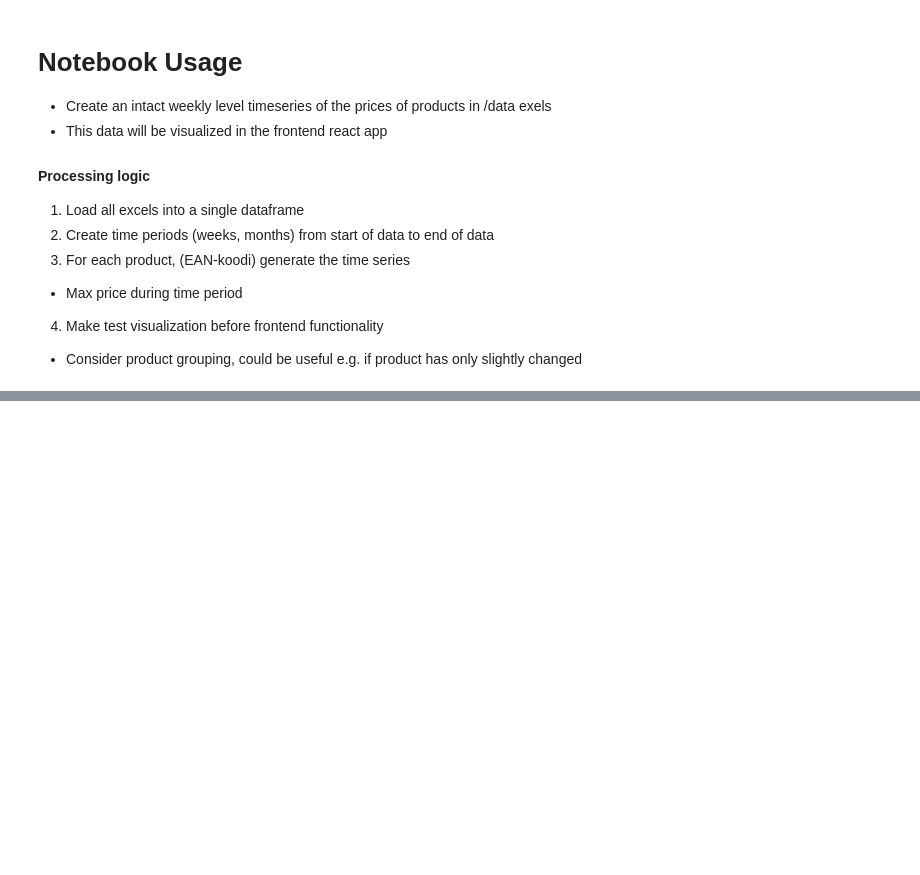
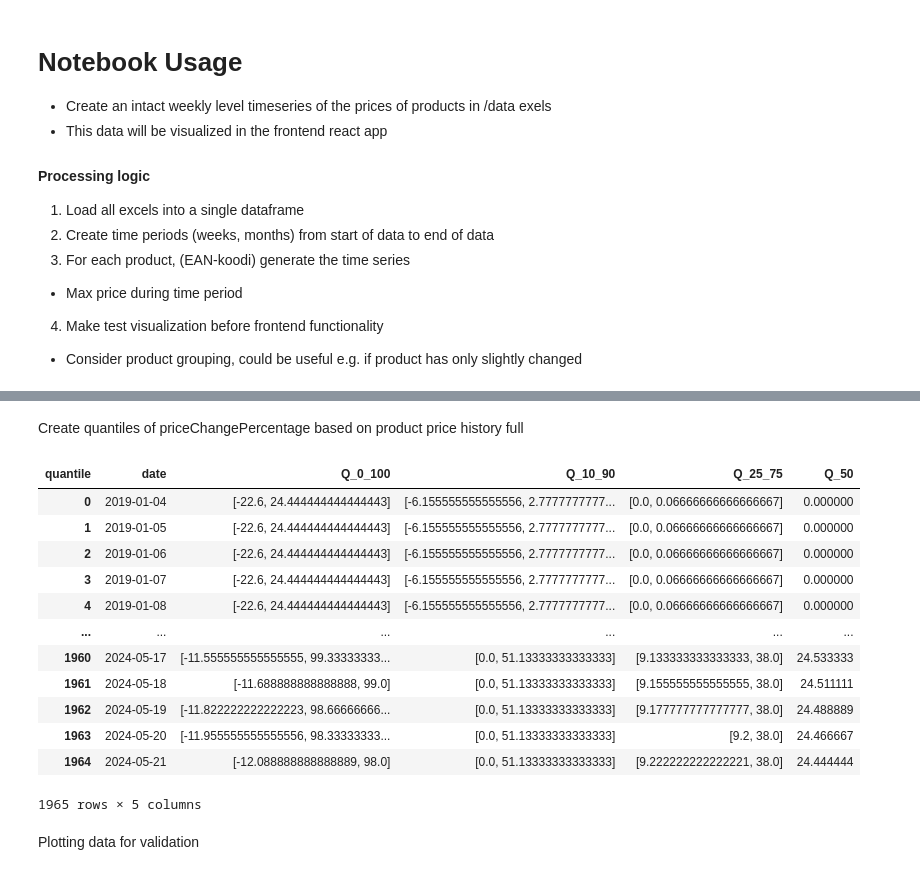
Before and after one commit to AnttiLuoto/data-visualization, a Jupyter notebook: data_processing/data_processing_sryhma_pandas.ipynb, the cells around one changed output, grey strips where cells are left out. Drawn from its saved outputs; the diff is of its cells as text; code cells hidden in the pictures; blank space fills up the shorter version.

```diff
--- a/data_processing/data_processing_sryhma_pandas.ipynb
+++ b/data_processing/data_processing_sryhma_pandas.ipynb
@@ -212,3 +212,54 @@ product_aggregates.head(40)
+# %% [markdown]
+Create quantiles of priceChangePercentage based on product price history full
+# %%
+quantiles = [0.0, 0.1, 0.25, 0.5, 0.75, 0.9, 1]
+price_history_quantiles = price_history_all_products.merge(product_aggregates[['first_price', 'eanCode']], how='left', on='eanCode')
+price_history_quantiles['price_change_percentage'] = price_history_quantiles['unitPrice'] / price_history_quantiles['first_price'] * 100 - 100
+price_history_quantiles = price_history_quantiles.groupby(by='date')['price_change_percentage'].quantile(quantiles).reset_index()
+price_history_quantiles.columns = ['date', 'quantile', 'price_change_percentage']
+
+def custom_round(x, base=5):
+    return float(int(base * round(float(x)/base)))
+
+
+price_history_quantiles['price_change_percentage'] = price_history_quantiles['price_change_percentage'].apply(lambda x: custom_round(x, 2))
+
+price_history_quantiles = price_history_quantiles.pivot(columns='quantile', values='price_change_percentage', index='date')
+
+# Smoothen the curves by applying rolling mean and bfill() to each column
+
+for col in price_history_quantiles.columns:
+
+    price_history_quantiles[col] = price_history_quantiles[col].rolling(window=90).mean()
+    price_history_quantiles[col] = price_history_quantiles[col].bfill()
+
+price_history_quantiles['Q_0_100'] = price_history_quantiles.apply(lambda x: [x[0.0], x[1]], axis=1)
+price_history_quantiles['Q_10_90'] = price_history_quantiles.apply(lambda x: [x[0.10], x[0.90]], axis=1)
+price_history_quantiles['Q_25_75'] = price_history_quantiles.apply(lambda x: [x[0.25], x[0.75]], axis=1)
+price_history_quantiles['Q_50'] = price_history_quantiles[0.5].astype(float)  # Ensure this is a float
+
+
+
+price_history_quantiles = price_history_quantiles.drop(columns=quantiles)
+price_history_quantiles = price_history_quantiles.reset_index()
+
+price_history_quantiles
+# %% [output]
+| quantile | date | Q_0_100 | Q_10_90 | Q_25_75 | Q_50 |
+| 0 | 2019-01-04 | [-22.6, 24.444444444444443] | [-6.155555555555556, 2.7777777777... | [0.0, 0.06666666666666667] | 0.000000 |
+| 1 | 2019-01-05 | [-22.6, 24.444444444444443] | [-6.155555555555556, 2.7777777777... | [0.0, 0.06666666666666667] | 0.000000 |
+| 2 | 2019-01-06 | [-22.6, 24.444444444444443] | [-6.155555555555556, 2.7777777777... | [0.0, 0.06666666666666667] | 0.000000 |
+| 3 | 2019-01-07 | [-22.6, 24.444444444444443] | [-6.155555555555556, 2.7777777777... | [0.0, 0.06666666666666667] | 0.000000 |
+| 4 | 2019-01-08 | [-22.6, 24.444444444444443] | [-6.155555555555556, 2.7777777777... | [0.0, 0.06666666666666667] | 0.000000 |
+| ... | ... | ... | ... | ... | ... |
+| 1960 | 2024-05-17 | [-11.555555555555555, 99.33333333... | [0.0, 51.13333333333333] | [9.133333333333333, 38.0] | 24.533333 |
+| 1961 | 2024-05-18 | [-11.688888888888888, 99.0] | [0.0, 51.13333333333333] | [9.155555555555555, 38.0] | 24.511111 |
+| 1962 | 2024-05-19 | [-11.822222222222223, 98.66666666... | [0.0, 51.13333333333333] | [9.177777777777777, 38.0] | 24.488889 |
+| 1963 | 2024-05-20 | [-11.955555555555556, 98.33333333... | [0.0, 51.13333333333333] | [9.2, 38.0] | 24.466667 |
+| 1964 | 2024-05-21 | [-12.088888888888889, 98.0] | [0.0, 51.13333333333333] | [9.222222222222221, 38.0] | 24.444444 |
+1965 rows × 5 columns
+# %% [markdown]
+Plotting data for validation
 # %%
 import seaborn as sns
 def plot_product_prices(price_history_all_products:pd.DataFrame) ->None:
```
Also changed, not shown: parts of 20 cells of this notebook, 5 other files.
